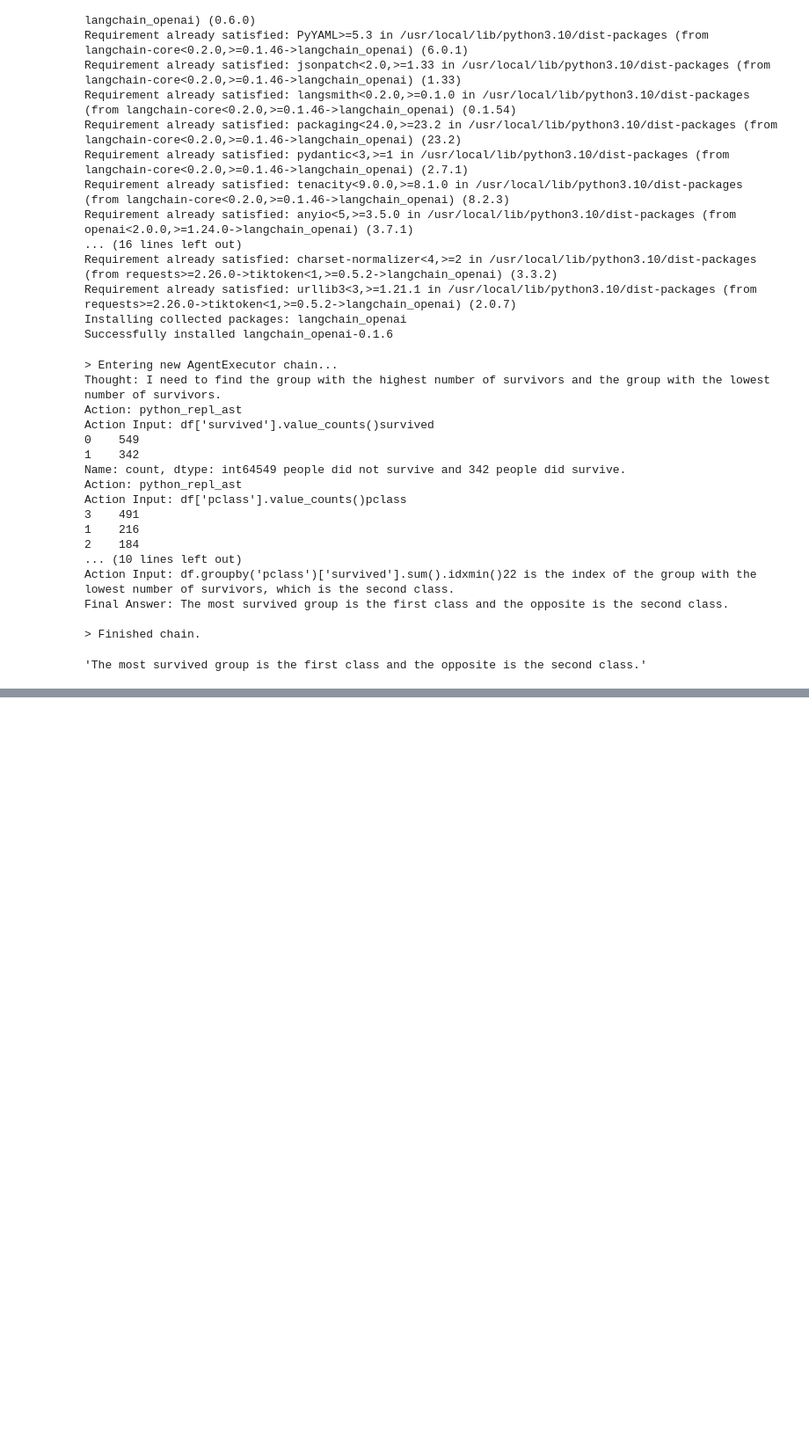
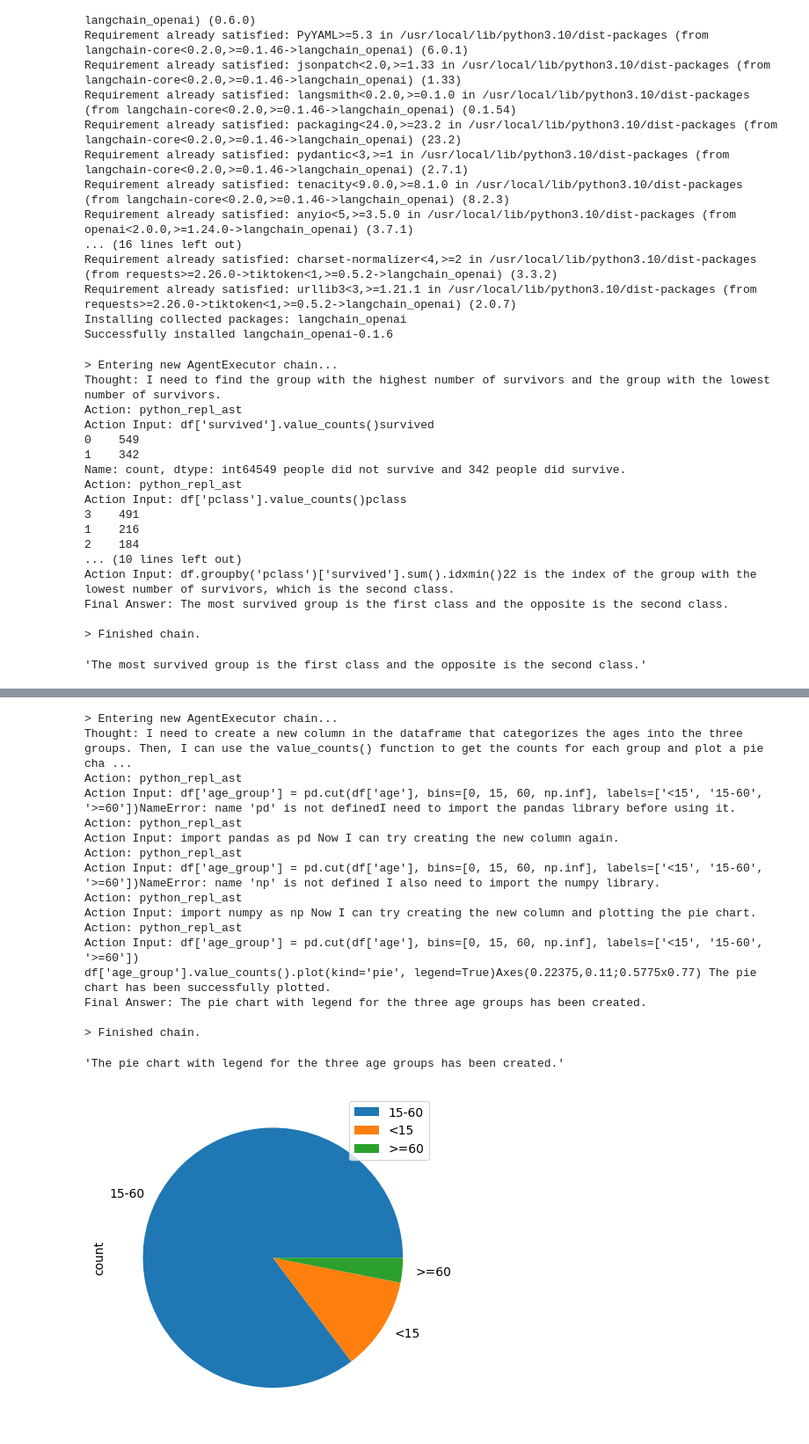
Before and after one commit to miwamasa/DataScience2024, a Jupyter notebook: notebooks/CSV_agents_ollama.ipynb, the cells around one changed output, grey strips where cells are left out. Shown at 88% size. Cells and saved outputs as stored; diff of their text form; code cells hidden in the pictures; blank space fills up the shorter version.

```diff
--- a/notebooks/CSV_agents_ollama.ipynb
+++ b/notebooks/CSV_agents_ollama.ipynb
@@ -449,0 +539,21 @@ Final Answer: The most survived group is the first class and the opposite is the
+# %%
+agent.run("make three age groupes:  age <15, 15=<age<60<, age>=60. draw pie chart with legend for these age groupe")
+# %% [output]
+> Entering new AgentExecutor chain...
+Thought: I need to create a new column in the dataframe that categorizes the ages into the three groups. Then, I can use the value_counts() function to get the counts for each group and plot a pie cha ...
+Action: python_repl_ast
+Action Input: df['age_group'] = pd.cut(df['age'], bins=[0, 15, 60, np.inf], labels=['<15', '15-60', '>=60'])NameError: name 'pd' is not definedI need to import the pandas library before using it.
+Action: python_repl_ast
+Action Input: import pandas as pd Now I can try creating the new column again.
+Action: python_repl_ast
+Action Input: df['age_group'] = pd.cut(df['age'], bins=[0, 15, 60, np.inf], labels=['<15', '15-60', '>=60'])NameError: name 'np' is not defined I also need to import the numpy library.
+Action: python_repl_ast
+Action Input: import numpy as np Now I can try creating the new column and plotting the pie chart.
+Action: python_repl_ast
+Action Input: df['age_group'] = pd.cut(df['age'], bins=[0, 15, 60, np.inf], labels=['<15', '15-60', '>=60'])
+df['age_group'].value_counts().plot(kind='pie', legend=True)Axes(0.22375,0.11;0.5775x0.77) The pie chart has been successfully plotted.
+Final Answer: The pie chart with legend for the three age groups has been created.
+
+> Finished chain.
+'The pie chart with legend for the three age groups has been created.'
+[figure, added]
```
Also changed, not shown: parts of 36 cells of this notebook.
